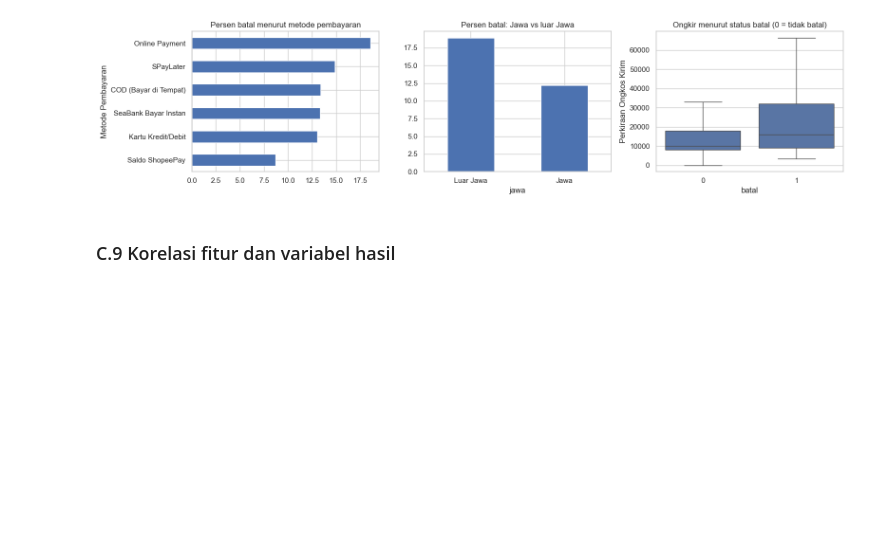
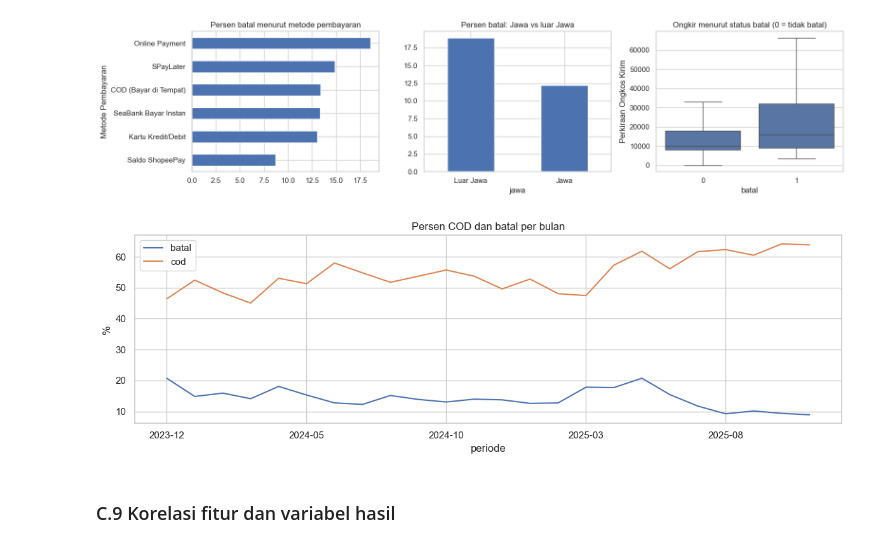
Before and after one commit to anubluskrin/PROJECT-DS, a Jupyter notebook: notebook_proyek_akhir.ipynb, the cells around one changed output. Saved outputs shown, nothing was run; the diff lists cells and outputs as text; code cells hidden in the pictures; blank space fills up the shorter version.

```diff
--- a/notebook_proyek_akhir.ipynb
+++ b/notebook_proyek_akhir.ipynb
@@ -581,6 +575,11 @@ ax[2].set_title("Ongkir menurut status batal (0 = tidak batal)")
 plt.tight_layout(); plt.show()
 # %% [output]
 [figure]
+# %%
+tren = df.groupby("periode").agg(batal=("batal", "mean"), cod=("cod", "mean")) * 100
+tren.plot(figsize=(12, 4), title="Persen COD dan batal per bulan"); plt.ylabel("%"); plt.tight_layout(); plt.show()
+# %% [output]
+[figure, added]
 # %% [markdown]
 ### C.9 Korelasi fitur dan variabel hasil
 # %%
```
Also changed, not shown: parts of 31 cells of this notebook.
